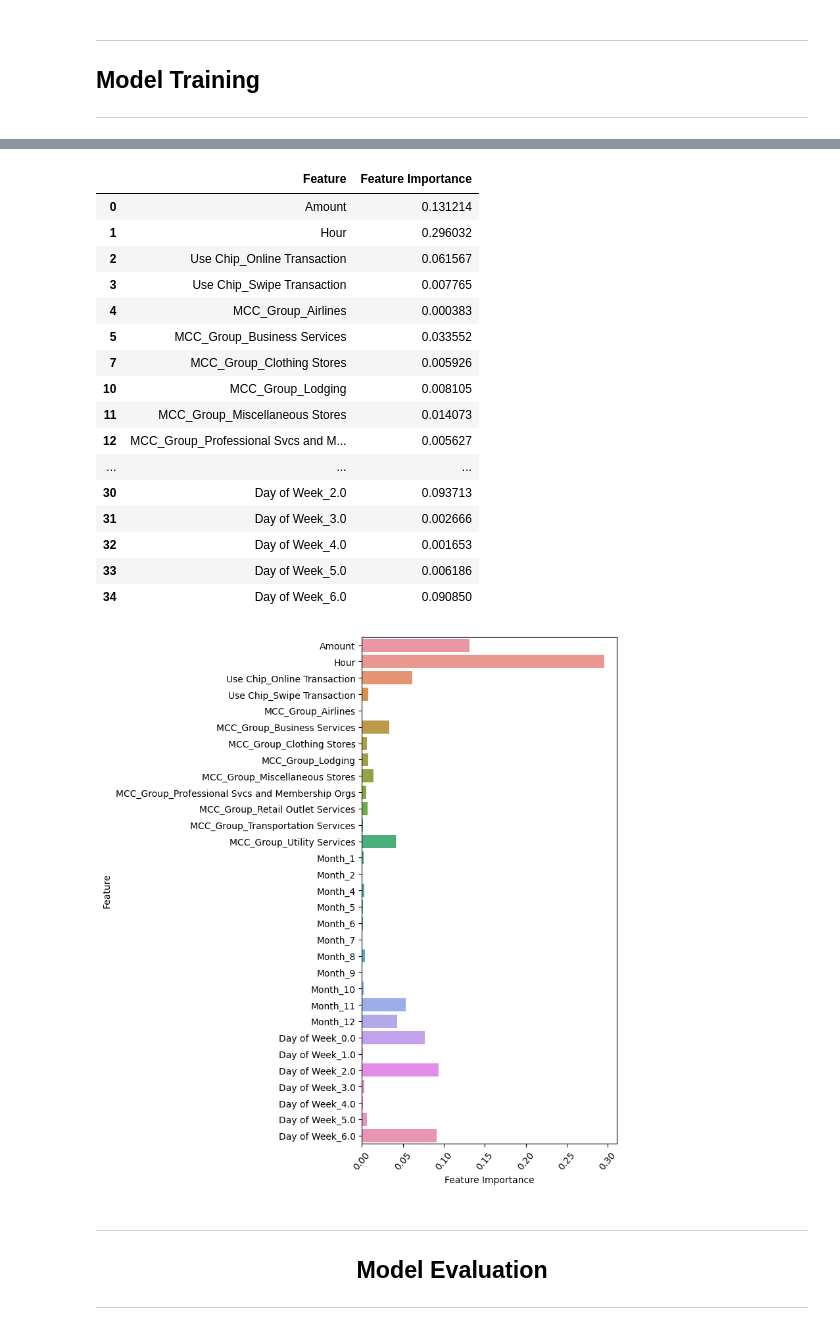
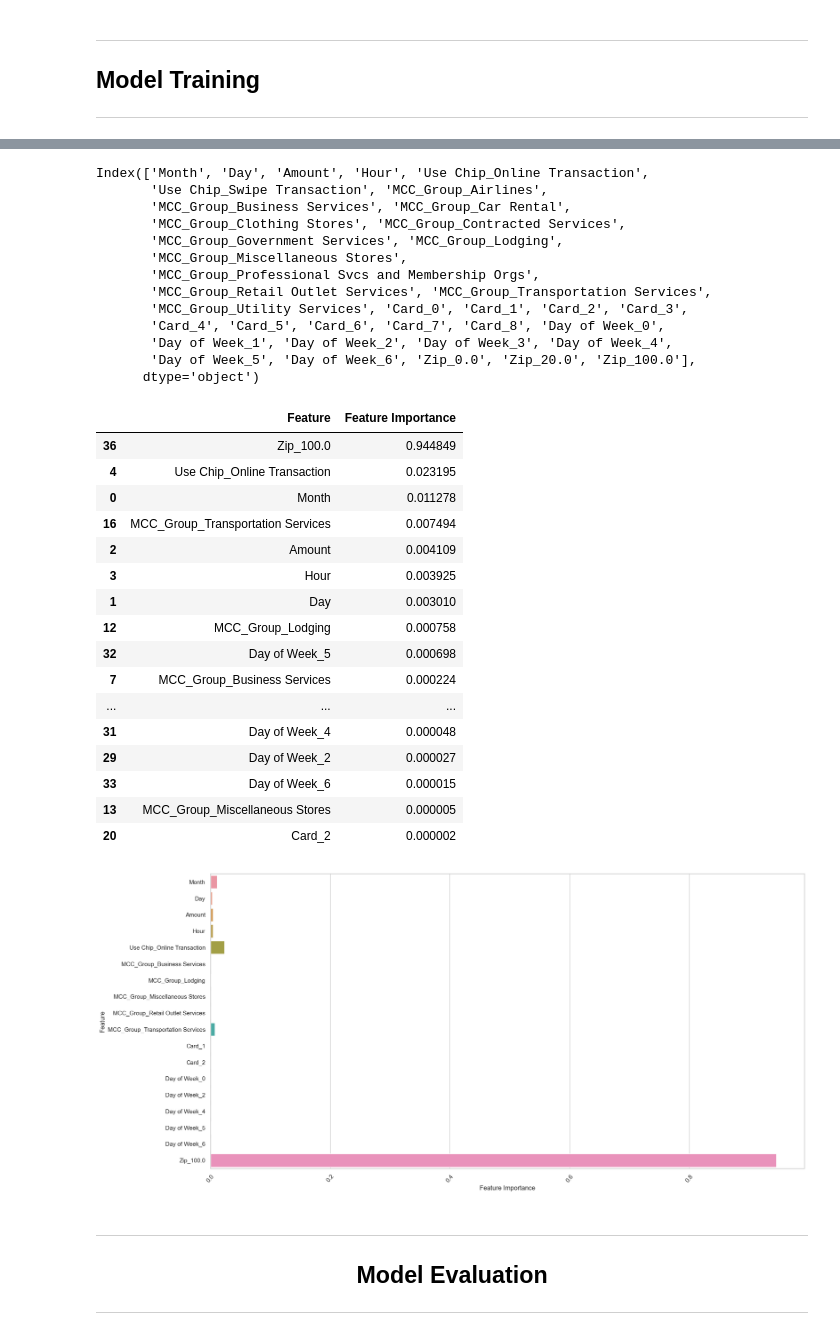
Before and after one commit to MaricrisResma/Detect-Credit-Card-Fraud-DT-RandomForest, a Jupyter notebook: DEV/Credit-Card-Fraud-Predictive-Model.ipynb, the cells around one changed output, grey strips where cells are left out. Cells and saved outputs as stored; diff of their text form; code cells hidden in the pictures.

```diff
--- a/DEV/Credit-Card-Fraud-Predictive-Model.ipynb
+++ b/DEV/Credit-Card-Fraud-Predictive-Model.ipynb
@@ -822,6 +1126,6 @@ None
 # %%
 # One-hot encoding for Day of Week
-model_data = pd.get_dummies(model_data, columns=['Day of Week'], drop_first=False)
+model_data = pd.get_dummies(model_data, columns=['Card'], drop_first=False)
 
 print(model_data.info())
 model_data.head(3)
@@ -943,6 +1471,13 @@ Index(['Amount', 'Hour', 'Use Chip_Online Transaction',
 # %%
+#gohere
 # Split the data into training (70%) and test (30%) sets
-X_train, X_test, y_train, y_test = train_test_split(X_values,y_values,test_size=0.3,random_state=1234, stratify=y_values)
+
+if balance_before_split:
+    X_train, X_test, y_train, y_test = train_test_split(x_oversample,y_oversample,test_size=0.3,random_state=1234, stratify=y_oversample)
+    x_oversample = X_train
+    y_oversample = y_train
+else:
+    X_train, X_test, y_train, y_test = train_test_split(X_values,y_values,test_size=0.3,random_state=1234, stratify=y_values)
 
 print('X Train:',X_train.shape)
 print('Y Train:',y_train.shape)
@@ -978,3 +1513,3 @@ Name: Is Fraud?, dtype: float64
 # %%
-df_train = X_train.append(y_train)
-get_class_distribution(df_train)
+# df_train = X_train.append(y_train)
+# get_class_distribution(df_train)
@@ -1257,10 +1804,10 @@ CrossValidationPlot_DecisionTree(samples_leaf_sizes, scores_mean_precision, scor
 ## Model Training
 ----------
 # %%
-
+min_samples_leaf=10
+max_depth=7
 # Fit decision tree model
-# model_dtree = DecisionTreeClassifier(random_state = 1234, min_samples_leaf=500, max_depth=8)
-model_dtree = DecisionTreeClassifier(random_state = 1234, min_samples_leaf=min_samples_leaf, max_depth=max_depth)
+model_dtree = DecisionTreeClassifier(random_state = 1234, min_samples_leaf=min_samples_leaf, max_depth=max_depth, class_weight=class_weight)
 model_dtree.fit(x_oversample, y_oversample)
 
 # Predict the values of y in both the training and test datasets
@@ -1281,37 +1828,53 @@ plt.show()
+# %%
+x_oversample.columns
+# %% [output]
+Index(['Month', 'Day', 'Amount', 'Hour', 'Use Chip_Online Transaction',
+       'Use Chip_Swipe Transaction', 'MCC_Group_Airlines',
+       'MCC_Group_Business Services', 'MCC_Group_Car Rental',
+       'MCC_Group_Clothing Stores', 'MCC_Group_Contracted Services',
+       'MCC_Group_Government Services', 'MCC_Group_Lodging',
+       'MCC_Group_Miscellaneous Stores',
+       'MCC_Group_Professional Svcs and Membership Orgs',
+       'MCC_Group_Retail Outlet Services', 'MCC_Group_Transportation Services',
+       'MCC_Group_Utility Services', 'Card_0', 'Card_1', 'Card_2', 'Card_3',
+       'Card_4', 'Card_5', 'Card_6', 'Card_7', 'Card_8', 'Day of Week_0',
+       'Day of Week_1', 'Day of Week_2', 'Day of Week_3', 'Day of Week_4',
+       'Day of Week_5', 'Day of Week_6', 'Zip_0.0', 'Zip_20.0', 'Zip_100.0'],
+      dtype='object')
 # %%
 # Summary of Decision Tree Features
 dtree_summary = pd.DataFrame()
 dtree_summary['Feature'] = x_oversample.columns
 dtree_summary['Feature Importance'] = model_dtree.feature_importances_
 dtree_summary = dtree_summary[dtree_summary['Feature Importance']>0]
-dtree_summary
+# dtree_summary
+dtree_summary.sort_values(by=['Feature Importance'],ascending=False)
 # %% [output]
 |  | Feature | Feature Importance |
-| 0 | Amount | 0.131214 |
-| 1 | Hour | 0.296032 |
-| 2 | Use Chip_Online Transaction | 0.061567 |
-| 3 | Use Chip_Swipe Transaction | 0.007765 |
-| 4 | MCC_Group_Airlines | 0.000383 |
-| 5 | MCC_Group_Business Services | 0.033552 |
-| 7 | MCC_Group_Clothing Stores | 0.005926 |
-| 10 | MCC_Group_Lodging | 0.008105 |
-| 11 | MCC_Group_Miscellaneous Stores | 0.014073 |
-| 12 | MCC_Group_Professional Svcs and M... | 0.005627 |
+| 36 | Zip_100.0 | 0.944849 |
+| 4 | Use Chip_Online Transaction | 0.023195 |
+| 0 | Month | 0.011278 |
+| 16 | MCC_Group_Transportation Services | 0.007494 |
+| 2 | Amount | 0.004109 |
+| 3 | Hour | 0.003925 |
+| 1 | Day | 0.003010 |
+| 12 | MCC_Group_Lodging | 0.000758 |
+| 32 | Day of Week_5 | 0.000698 |
+| 7 | MCC_Group_Business Services | 0.000224 |
 | ... | ... | ... |
-| 30 | Day of Week_2.0 | 0.093713 |
-| 31 | Day of Week_3.0 | 0.002666 |
-| 32 | Day of Week_4.0 | 0.001653 |
-| 33 | Day of Week_5.0 | 0.006186 |
-| 34 | Day of Week_6.0 | 0.090850 |
+| 31 | Day of Week_4 | 0.000048 |
+| 29 | Day of Week_2 | 0.000027 |
+| 33 | Day of Week_6 | 0.000015 |
+| 13 | MCC_Group_Miscellaneous Stores | 0.000005 |
+| 20 | Card_2 | 0.000002 |
 # %%
 # Plot feature importance
-fig = plt.figure(figsize = (5, 10))
-# sns.barplot(x=model_dtree.feature_importances_, y=x_oversample.columns)
+fig = plt.figure(figsize = (20, 10))
 sns.barplot(x=dtree_summary['Feature Importance'], y=dtree_summary['Feature'])
 plt.xticks(rotation = 50)
 plt.show()
 # %% [output]
-[figure, old version]
+[figure, new version]
 # %% [markdown]
 ----------
 ## <center> Model Evaluation
```
Also changed, not shown: parts of 158 cells of this notebook.
